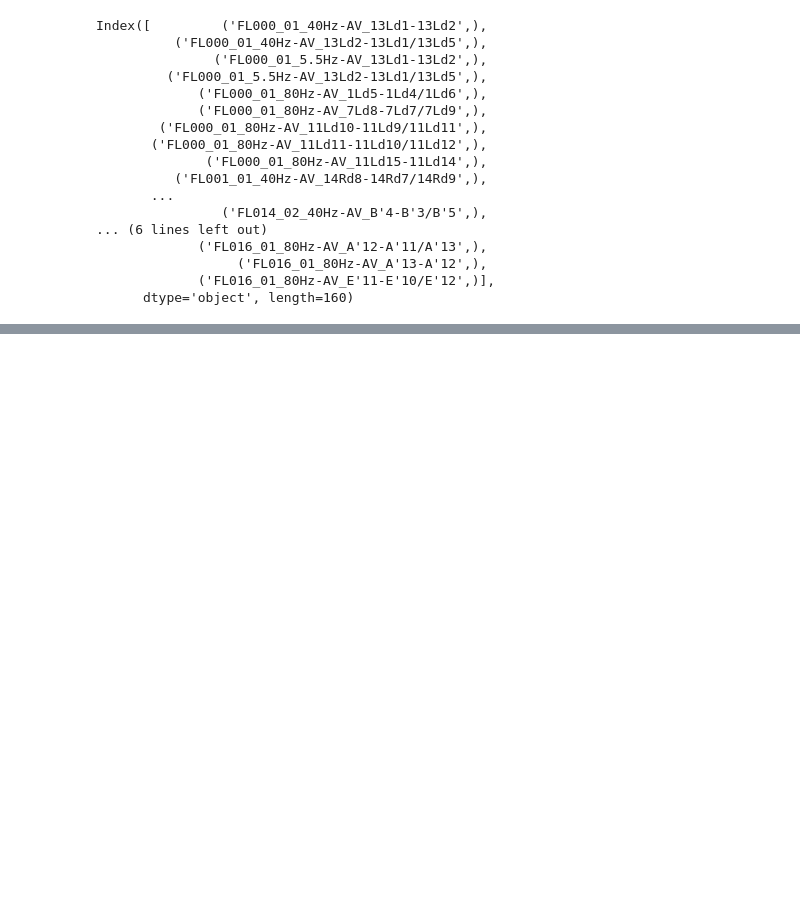
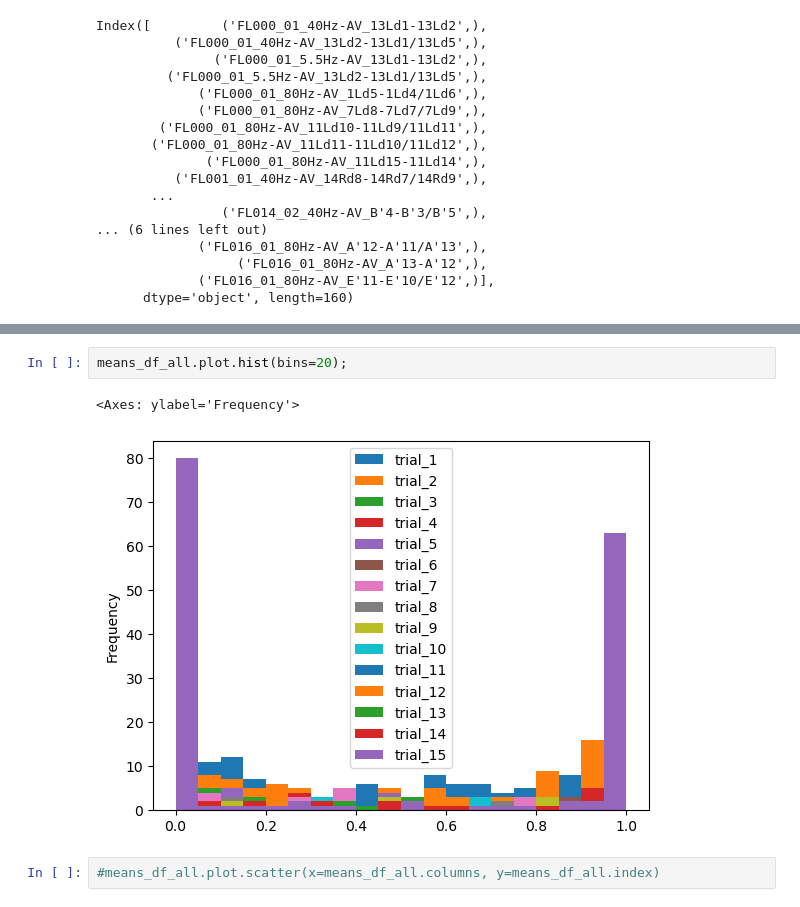
Before and after one commit to Simurgh818/NumTrials_NeededPer_FreqChoice, a Jupyter notebook: NumTrialsPerFreq.ipynb, the cells around one changed output, grey strips where cells are left out. Cells and saved outputs as stored; diff of their text form; blank space fills up the shorter version.

```diff
--- a/NumTrialsPerFreq.ipynb
+++ b/NumTrialsPerFreq.ipynb
@@ -245,0 +246,7 @@ plt.xlabel('trial #');
+# %%
+means_df_all.plot.hist(bins=20);
+# %% [output]
+<Axes: ylabel='Frequency'>
+[figure, added]
+# %%
+#means_df_all.plot.scatter(x=means_df_all.columns, y=means_df_all.index)
```
Also changed, not shown: parts of 2 cells of this notebook.
